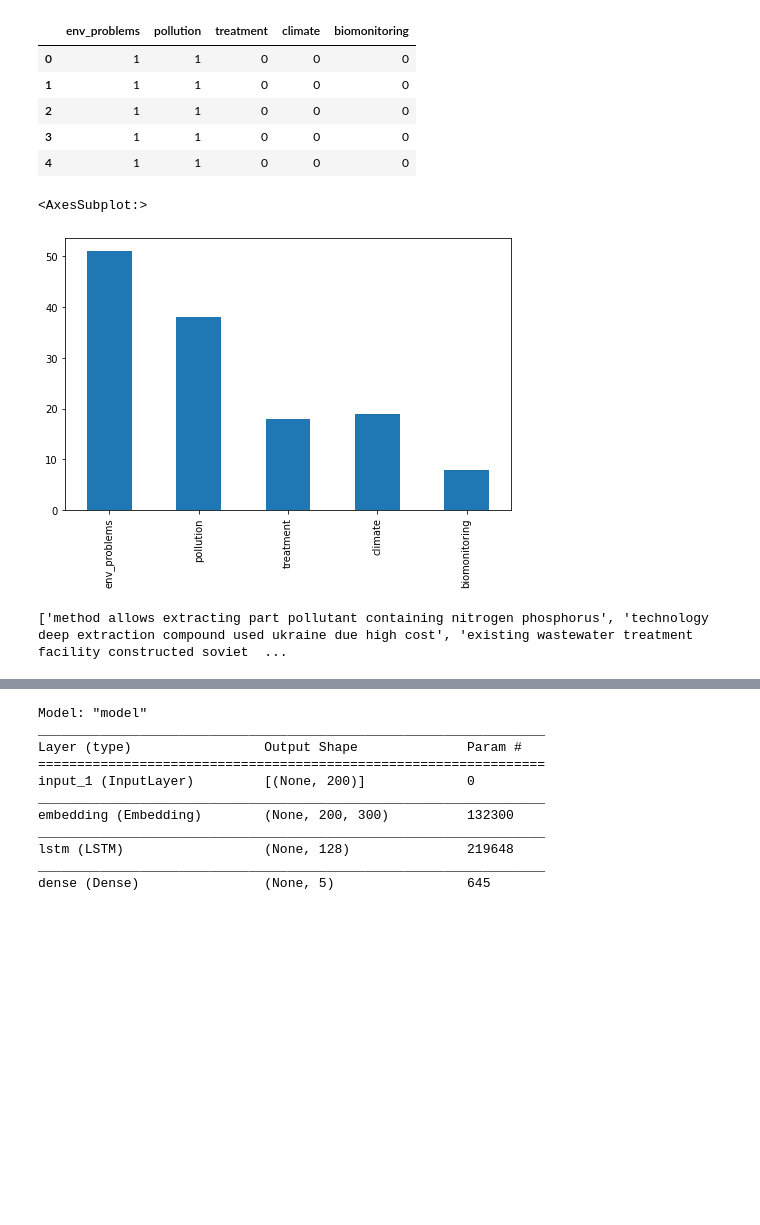
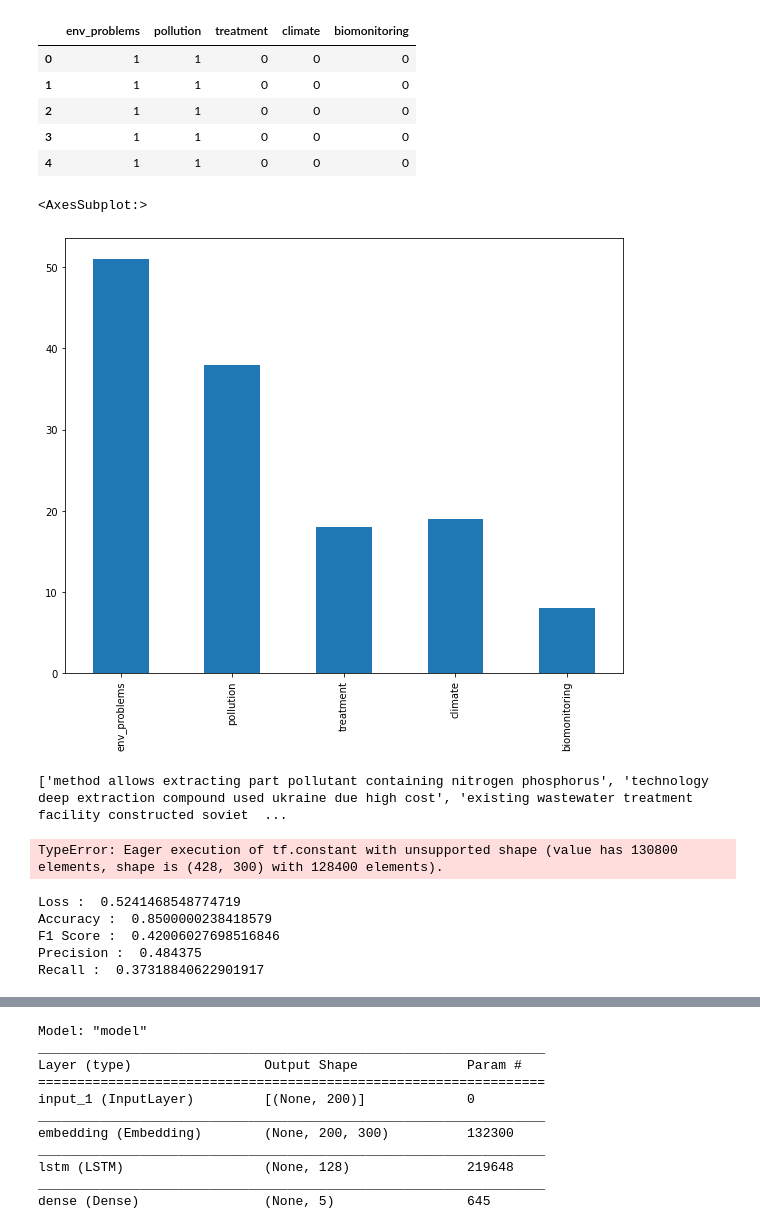
Before and after one commit to JeremyCoronia/csc803m-nlp-projects, a Jupyter notebook: multilabel-classification-wordvec.ipynb, the cells around one changed output, grey strips where cells are left out. Saved outputs shown, nothing was run; the diff lists cells and outputs as text; code cells hidden in the pictures; blank space fills up the shorter version.

```diff
--- a/multilabel-classification-wordvec.ipynb
+++ b/multilabel-classification-wordvec.ipynb
@@ -109,14 +109,14 @@ target.head()
 | 4 | 1 | 1 | 0 | 0 | 0 |
 # %%
 fig_size = plt.rcParams['figure.figsize']
-fig_size[0]=8
-fig_size[1]=5
+fig_size[0]=10
+fig_size[1]=8
 plt.rcParams['figure.figsize'] = fig_size
 
 target.sum(axis=0).plot.bar()
 # %% [output]
 <AxesSubplot:>
-[figure, old version]
+[figure, new version]
 # %%
 def preprocess_text(sen):
     # Remove punctuations and numbers
@@ -209,3 +210,43 @@ def f1_m(y_true, y_pred):
     precision = precision_m(y_true, y_pred)
     recall = recall_m(y_true, y_pred)
     return 2*((precision*recall)/(precision+recall+K.epsilon()))
+# %%
+from keras.layers import Embedding,LSTM,Dense,Dropout
+from keras.initializers import Constant
+from keras.optimizers import Adam
+
+seq_model = Sequential()
+embedding = Embedding(vocab_size,
+                    EMBEDDING_VECTOR_LENGTH,
+                    embeddings_initializer=Constant(embedding_matrix),
+                    trainable=False
+                    )
+
+seq_model.add(embedding)
+seq_model.add(Dropout(0.2))
+seq_model.add(LSTM(64, dropout=0.2, recurrent_dropout=0.5))
+seq_model.add(Dense(5, activation='sigmoid'))
+
+seq_model.compile(loss='binary_crossentropy', optimizer='adam', metrics=['acc', f1_m, precision_m, recall_m])
+
+seq_history = seq_model.fit(X_train, y_train,
+                            batch_size=32,
+                            epochs=10,
+                            validation_split=0.4,
+                            verbose=2
+                            )
+# %% [output]
+TypeError: Eager execution of tf.constant with unsupported shape (value has 130800 elements, shape is (428, 300) with 128400 elements).
+# %%
+loss, accuracy, f1_score, precision, recall = model.evaluate(X_test, y_test, verbose=0)
+print("Loss : ", loss)
+print("Accuracy : ", accuracy)
+print("F1 Score : ", f1_score)
+print("Precision : ", precision)
+print("Recall : ", recall)
+# %% [output]
+Loss :  0.5241468548774719
+Accuracy :  0.8500000238418579
+F1 Score :  0.42006027698516846
+Precision :  0.484375
+Recall :  0.37318840622901917
```
Also changed, not shown: parts of 4 cells of this notebook.
